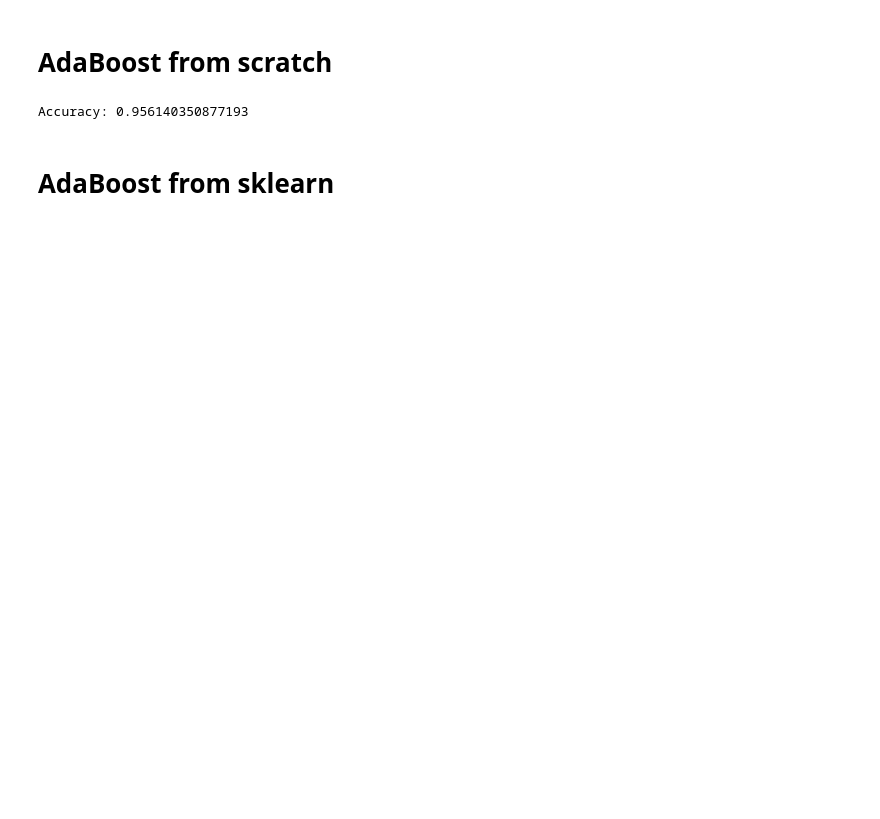
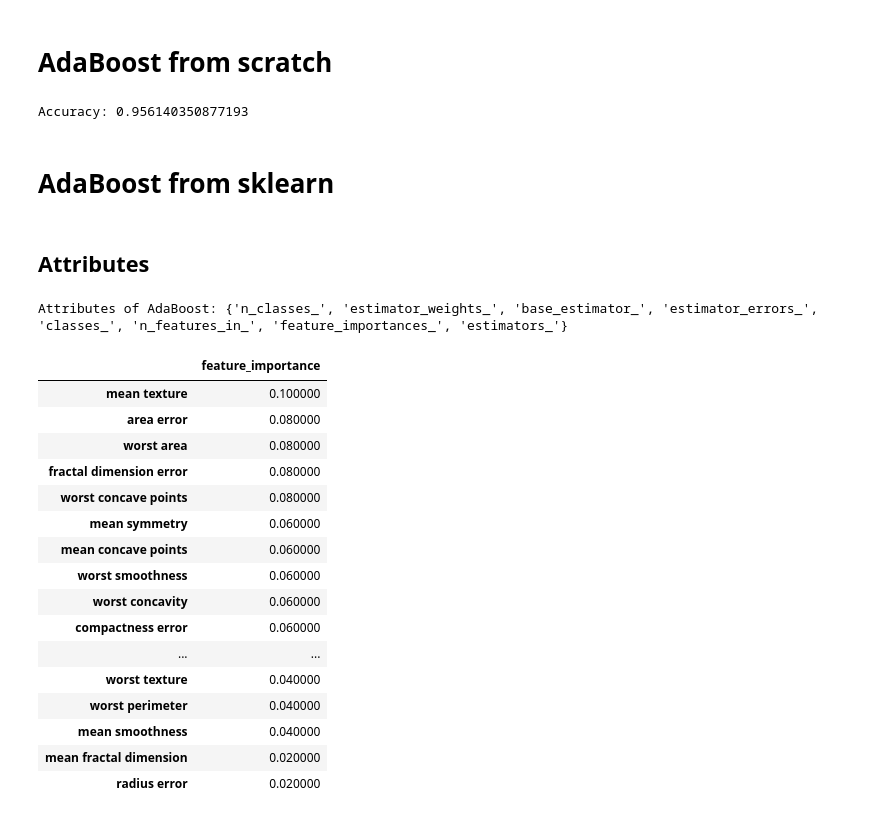
Before and after one commit to GregSikoraPhD/ML_from_scratch, a Jupyter notebook: adaboost_classifier/notebooks/AdaBoost_classification.ipynb, the cells around one changed output. Drawn from its saved outputs; the diff is of its cells as text; code cells hidden in the pictures; blank space fills up the shorter version.

```diff
--- a/adaboost_classifier/notebooks/AdaBoost_classification.ipynb
+++ b/adaboost_classifier/notebooks/AdaBoost_classification.ipynb
@@ -32,3 +33,53 @@ print('Accuracy:', acc)
 Accuracy: 0.956140350877193
 # %% [markdown]
 # AdaBoost from sklearn
+# %%
+parameters={
+    'estimator': None,
+    'n_estimators': 50,
+    'learning_rate': 1,
+    'algorithm': 'SAMME.R', # {‘SAMME’, ‘SAMME.R’}
+    'random_state': None,
+    'base_estimator': None
+}
+
+clf = AdaBoostClassifier(
+    n_estimators=parameters['n_estimators'],
+    learning_rate=parameters['learning_rate'],
+    algorithm=parameters['algorithm'],
+    random_state=parameters['random_state'],
+    base_estimator=parameters['base_estimator'],
+    )
+clf = clf.fit(X_train, y_train)
+# %% [markdown]
+## Attributes
+# %%
+# attributes:
+atts = {att for att in dir(clf) if (att[-1]=='_') & (att[0]!='_')}
+print('Attributes of AdaBoost:', atts)
+# %% [output]
+Attributes of AdaBoost: {'n_classes_', 'estimator_weights_', 'base_estimator_', 'estimator_errors_', 'classes_', 'n_features_in_', 'feature_importances_', 'estimators_'}
+# %%
+# feature importance
+df=pd.DataFrame(np.transpose([clf.feature_importances_]), index=data['feature_names'], columns=['feature_importance'])
+
+filt = df['feature_importance']>0
+(df[filt]).sort_values(by='feature_importance', ascending=False).style.bar("feature_importance")
+# %% [output]
+|  | feature_importance |
+| mean texture | 0.100000 |
+| area error | 0.080000 |
+| worst area | 0.080000 |
+| fractal dimension error | 0.080000 |
+| worst concave points | 0.080000 |
+| mean symmetry | 0.060000 |
+| mean concave points | 0.060000 |
+| worst smoothness | 0.060000 |
+| worst concavity | 0.060000 |
+| compactness error | 0.060000 |
+| ... | ... |
+| worst texture | 0.040000 |
+| worst perimeter | 0.040000 |
+| mean smoothness | 0.040000 |
+| mean fractal dimension | 0.020000 |
+| radius error | 0.020000 |
```
Also changed, not shown: parts of 16 cells of this notebook, 1 other file.
